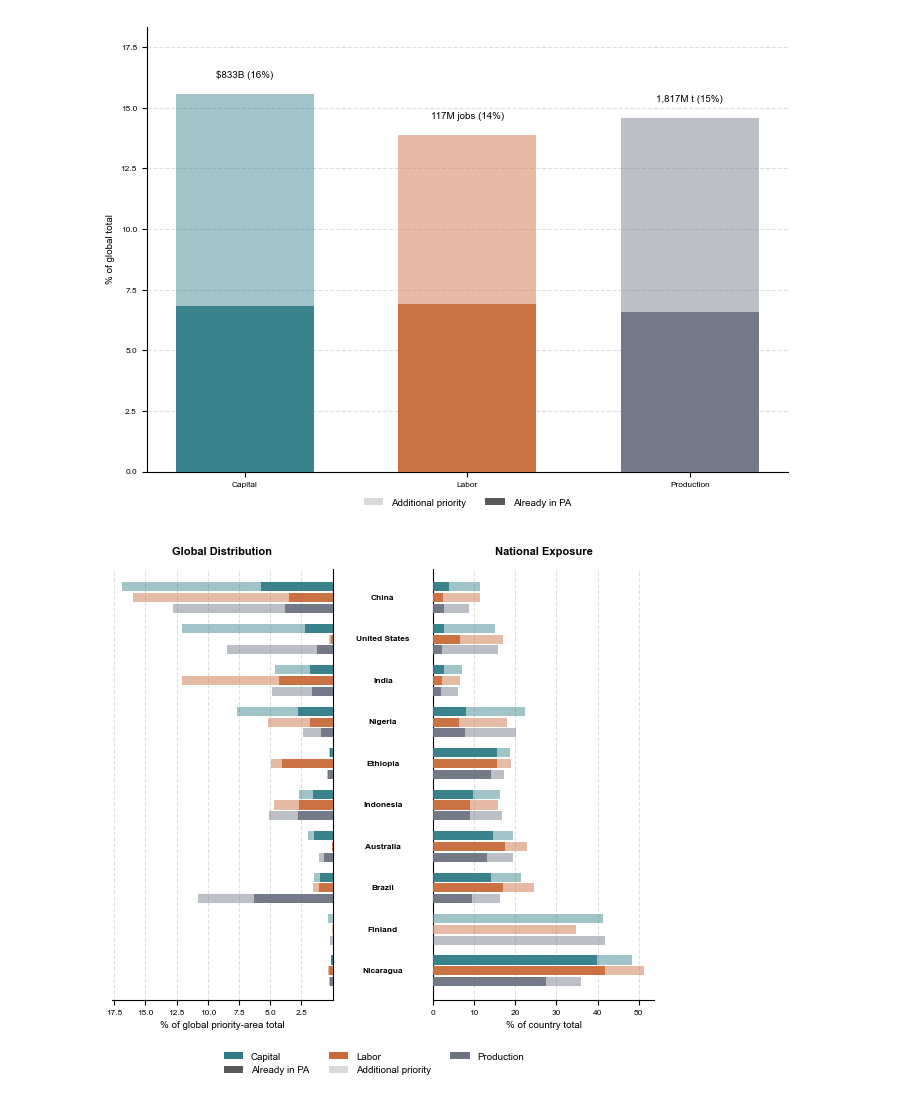
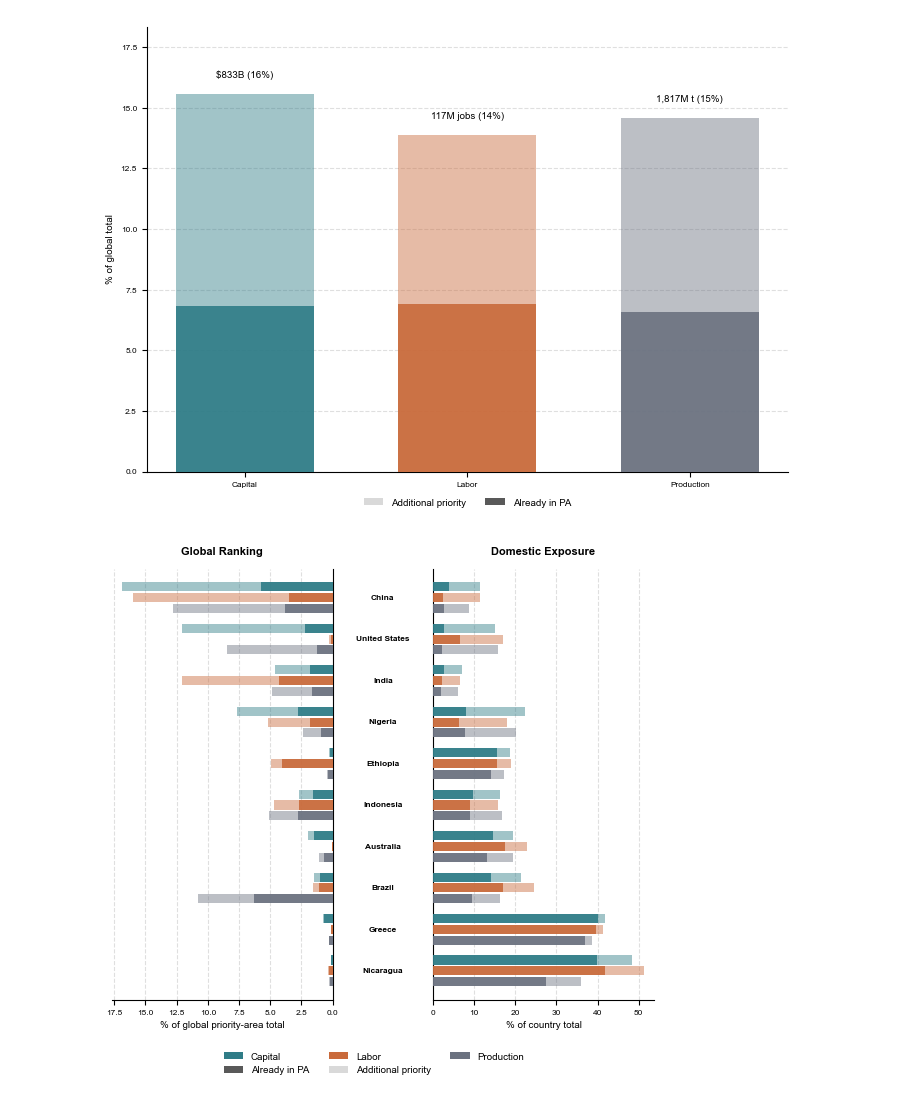
Before and after one commit to carinamani/Gridded_Agricultural_Capital_Labor, a Jupyter notebook: 03_generate_figures/FIG_3_4_30x30.ipynb, the cells around one changed output. Saved outputs shown, nothing was run; the diff lists cells and outputs as text; code cells hidden in the pictures.

```diff
--- a/03_generate_figures/FIG_3_4_30x30.ipynb
+++ b/03_generate_figures/FIG_3_4_30x30.ipynb
@@ -471,7 +471,7 @@ selected_countries = [
     "IDN",
     "AUS",
     "BRA",
-    "FIN",
+    "GRC",
     "NIC",
 ]
 
@@ -631,7 +631,7 @@ def plot_country_butterfly(
 
     ax_left.set_axisbelow(True)
     ax_left.set_title(
-        "Global Distribution",
+        "Global Ranking",
         fontsize=TITLE_FS,
         fontweight="bold",
         pad=10,
@@ -658,7 +658,7 @@ def plot_country_butterfly(
     ax_right.set_axisbelow(True)
 
     ax_right.set_title(
-        "National Exposure",
+        "Domestic Exposure",
         fontsize=TITLE_FS,
         fontweight="bold",
         pad=10,
@@ -712,31 +712,31 @@ def plot_country_butterfly(
 
     fig.legend(
         handles=legend_elements,
         loc="lower center",
         ncol=3,
         bbox_to_anchor=(0.5, -0.04),
         frameon=False,
         fontsize=LABEL_FS,
     )
 
 
     plt.tight_layout(
         rect=[0, 0, 1, 0.93]
     )
 
     plt.savefig(
         FIG_DIR / "Figure_4_country_exposure.tiff",
         dpi=300,
         bbox_inches="tight",
     )
 
     plt.show()
 
 plot_country_butterfly(
     country_df,
     country_totals,
     country_shp_proj,
     selected_countries,
 )
 # %% [output]
-[figure, old version]
+[figure, new version]
```
Also changed, not shown: 2 other files.
